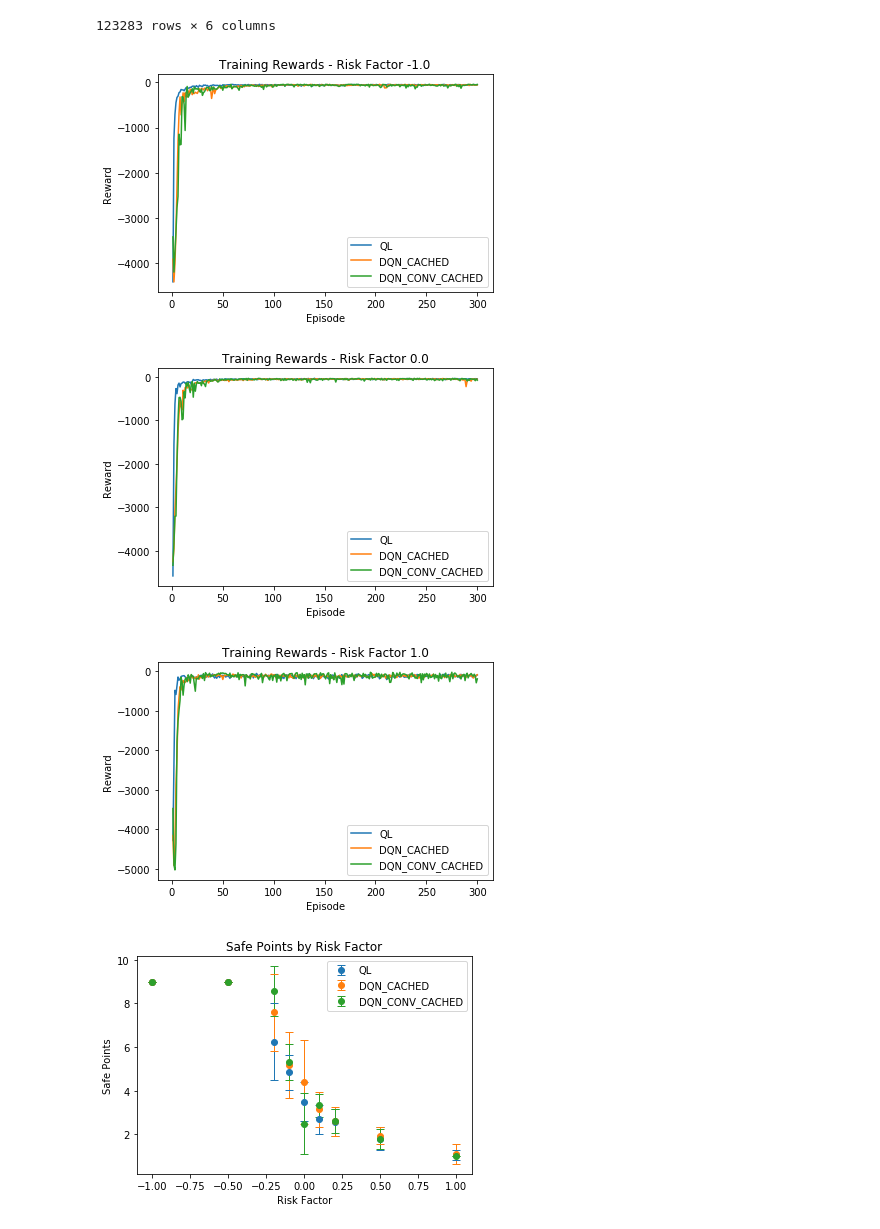
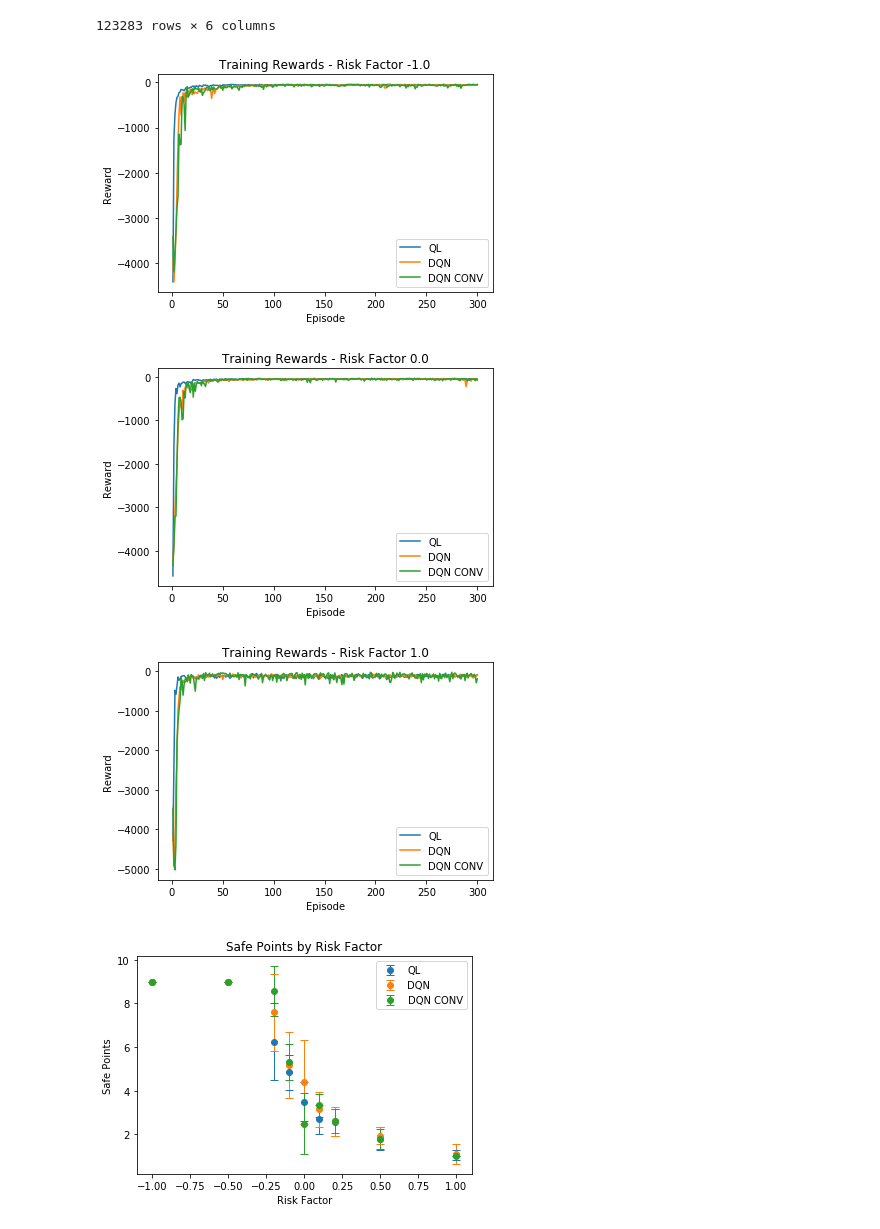
Before and after one commit to dulpneto/RiverCrossing-DQN, a Jupyter notebook: notebooks/Analysis QL.ipynb, the cells around one changed output. Saved outputs shown, nothing was run; the diff lists cells and outputs as text; code cells hidden in the pictures.

```diff
--- a/notebooks/Analysis QL.ipynb
+++ b/notebooks/Analysis QL.ipynb
@@ -276,20 +276,20 @@ datadf
 123283 rows × 6 columns
 # %%
 types = [
-    'QL',
-    'DQN_CACHED',
-    'DQN_CONV_CACHED',
+    {'k':'QL', 'n':'QL'},
+    {'k':'DQN_CACHED', 'n':'DQN'},
+    {'k':'DQN_CONV_CACHED', 'n':'DQN CONV'}
 ]
 
 #for lamb in datadf['lamb'].unique():
 for lamb in [-1.0, 0.0, 1.0]:
 
     for t in types:
-        df = datadf[datadf['lamb'] == lamb][datadf['type'] == t].groupby('episode').mean().reset_index()
-        sd = datadf[datadf['lamb'] == lamb][datadf['type'] == t].groupby('episode').std().reset_index()['rewards']
+        df = datadf[datadf['lamb'] == lamb][datadf['type'] == t['k']].groupby('episode').mean().reset_index()
+        sd = datadf[datadf['lamb'] == lamb][datadf['type'] == t['k']].groupby('episode').std().reset_index()['rewards']
         x = df['episode']
         y = df['rewards']
-        plt.plot(x, y, label= '{}'.format(t))
+        plt.plot(x, y, label= '{}'.format(t['n']))
         #plt.fill_between(x, (y-sd), (y+sd), facecolor='gold', alpha=0.5)
     plt.legend()
     plt.title('Training Rewards - Risk Factor {}'.format(lamb))
@@ -297,26 +297,22 @@ for lamb in [-1.0, 0.0, 1.0]:
     plt.ylabel('Reward')
     plt.show()
 # %% [output]
-[figure, old version]
+[figure, new version]
-[figure, old version]
+[figure, new version]
-[figure, old version]
+[figure, new version]
 # %%
-types = [
-    'QL',
-    'DQN_CACHED',
-    'DQN_CONV_CACHED',
-]
 for t in types:
-    df = datadf[datadf['type'] == t][datadf['episode'] == 300].groupby('lamb').mean().reset_index()
-    sd = datadf[datadf['type'] == t][datadf['episode'] == 300].groupby('lamb').std().reset_index()['safe_points']
+    df = datadf[datadf['type'] == t['k']][datadf['episode'] == 300].groupby('lamb').mean().reset_index()
+    sd = datadf[datadf['type'] == t['k']][datadf['episode'] == 300].groupby('lamb').std().reset_index()['safe_points']
     x = df['lamb']
     y = df['safe_points']
     #plt.errorbar(x, y, sd, linestyle='None', marker='.')
-    plt.errorbar(x, y, sd, linestyle='None', marker='o', capsize=4, elinewidth=1.0, label=t)
+
+    plt.errorbar(x, y, sd, linestyle='None', marker='o', capsize=4, elinewidth=1.0, label=t['n'])
 plt.title('Safe Points by Risk Factor')
 plt.xlabel('Risk Factor')
 plt.ylabel('Safe Points')
 plt.legend()
 plt.show()
 # %% [output]
-[figure, old version]
+[figure, new version]
```
Also changed, not shown: parts of 4 cells of this notebook.
